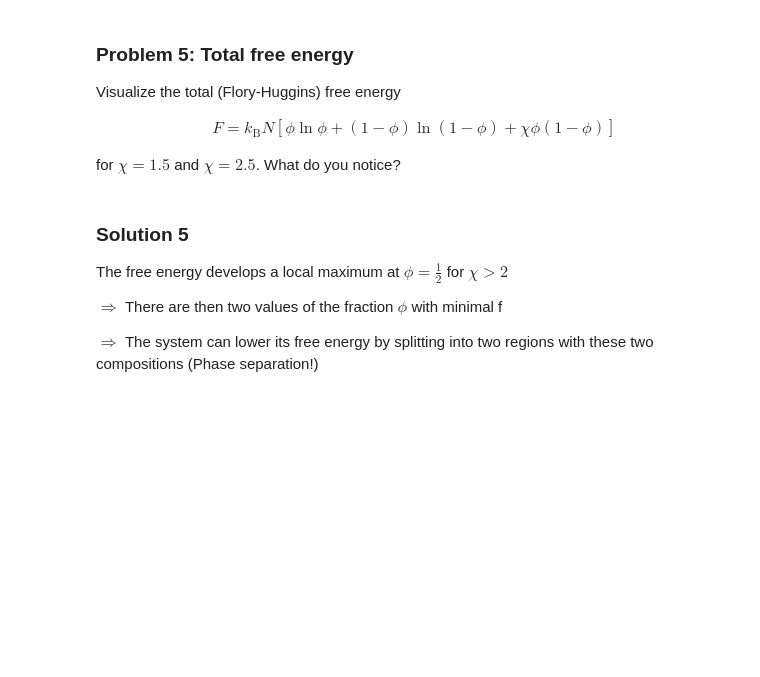
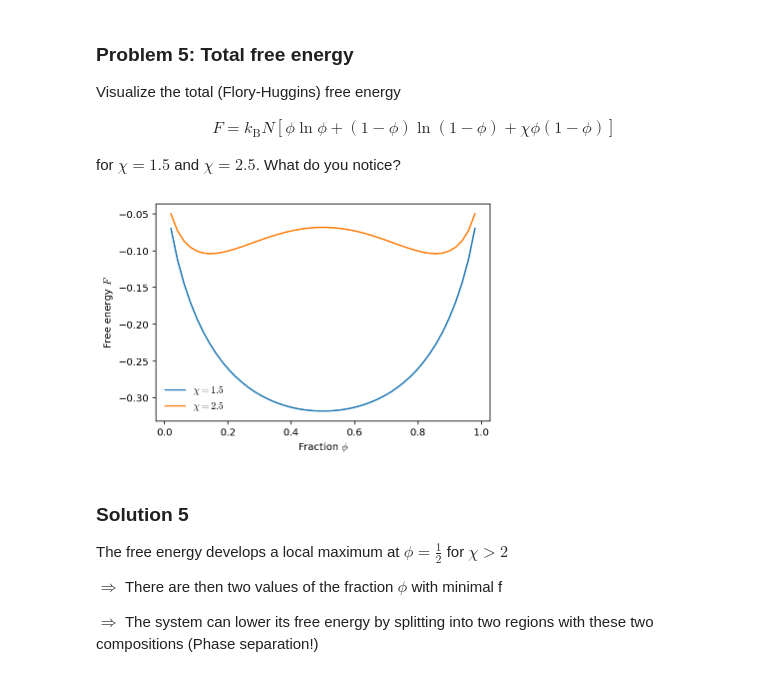
Before and after one commit to zwicker-group/tutorial-pattern-formation-in-cells, a Jupyter notebook: 04_physics-of-diffusion.ipynb, the cells around one changed output. Cells and saved outputs as stored; diff of their text form; code cells hidden in the pictures; blank space fills up the shorter version.

```diff
--- a/04_physics-of-diffusion.ipynb
+++ b/04_physics-of-diffusion.ipynb
@@ -101,12 +115,14 @@ Visualize the total (Flory-Huggins) free energy
 
 for $\chi = 1.5$ and $\chi = 2.5$. What do you notice?
 # %%
-cs = np.linspace(0, 1)[1:-1]
-plt.plot(cs, %% BLANK %%, label='$\chi= VALUE$')
-plt.plot(cs, %% BLANK %%, label='$\chi= VALUE$')
+c = np.linspace(0, 1)[1:-1]
+plt.plot(c, c * np.log(c) + (1 - c)*np.log(1 - c) + 1.5 * c * (1 - c), label='$\chi=1.5$')
+plt.plot(c, c * np.log(c) + (1 - c)*np.log(1 - c) + 2.5 * c * (1 - c), label='$\chi=2.5$')
 plt.xlabel('Fraction $\phi$')
 plt.ylabel(r'Free energy $F$')
 plt.legend();
+# %% [output]
+[figure, added]
 # %% [markdown]
 ### Solution 5
 The free energy develops a local maximum at $\phi=\frac12$ for $\chi > 2$
```
Also changed, not shown: parts of 33 cells of this notebook.
